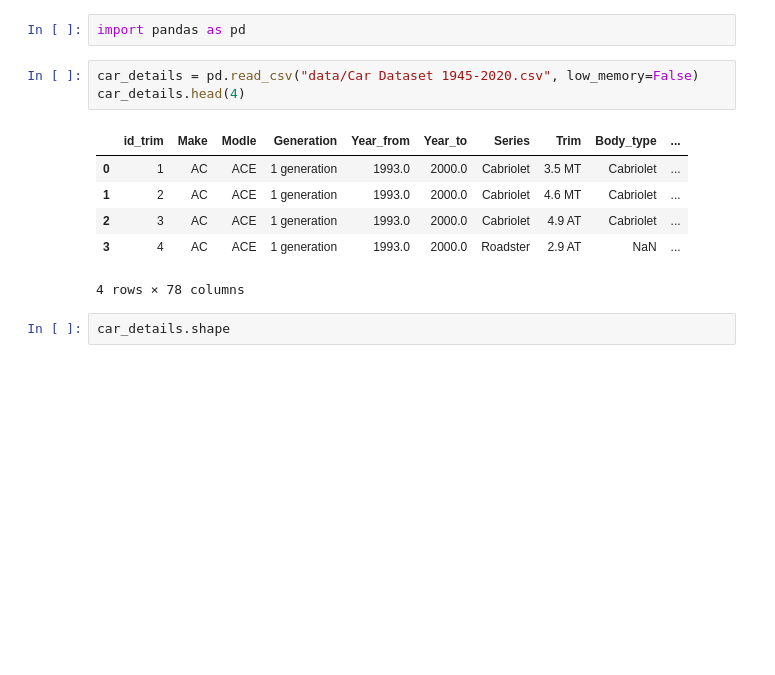
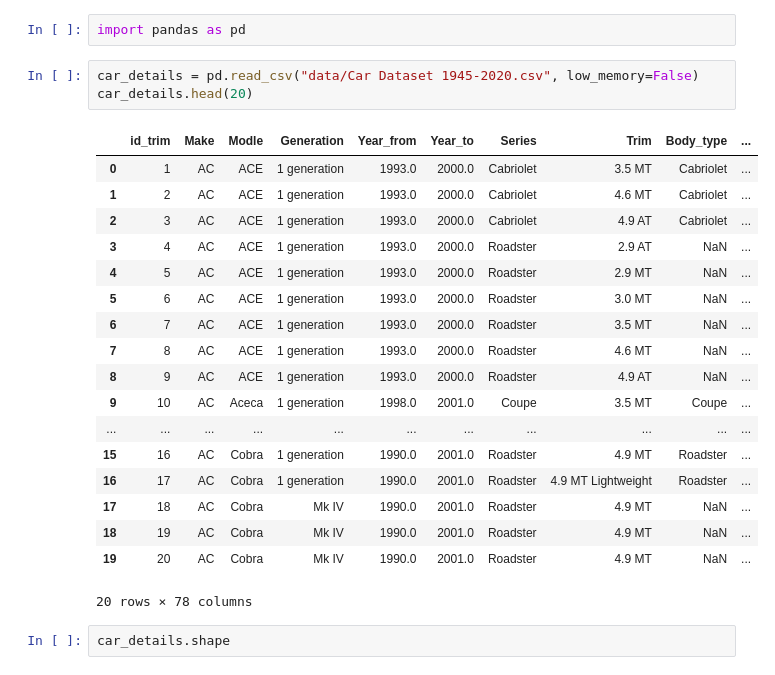
Before and after one commit to PurityKM/python-learn, a Jupyter notebook: carDetails.ipynb, the cells around one changed output. Drawn from its saved outputs; the diff is of its cells as text; blank space fills up the shorter version.

```diff
--- a/carDetails.ipynb
+++ b/carDetails.ipynb
@@ -4,14 +4,26 @@
 import pandas as pd
 # %%
 car_details = pd.read_csv("data/Car Dataset 1945-2020.csv", low_memory=False)
-car_details.head(4)
+car_details.head(20)
 # %% [output]
 |  | id_trim | Make | Modle | Generation | Year_from | Year_to | Series | Trim | Body_type | ... |
 | 0 | 1 | AC | ACE | 1 generation | 1993.0 | 2000.0 | Cabriolet | 3.5 MT | Cabriolet | ... |
 | 1 | 2 | AC | ACE | 1 generation | 1993.0 | 2000.0 | Cabriolet | 4.6 MT | Cabriolet | ... |
 | 2 | 3 | AC | ACE | 1 generation | 1993.0 | 2000.0 | Cabriolet | 4.9 AT | Cabriolet | ... |
 | 3 | 4 | AC | ACE | 1 generation | 1993.0 | 2000.0 | Roadster | 2.9 AT | NaN | ... |
+| 4 | 5 | AC | ACE | 1 generation | 1993.0 | 2000.0 | Roadster | 2.9 MT | NaN | ... |
+| 5 | 6 | AC | ACE | 1 generation | 1993.0 | 2000.0 | Roadster | 3.0 MT | NaN | ... |
+| 6 | 7 | AC | ACE | 1 generation | 1993.0 | 2000.0 | Roadster | 3.5 MT | NaN | ... |
+| 7 | 8 | AC | ACE | 1 generation | 1993.0 | 2000.0 | Roadster | 4.6 MT | NaN | ... |
+| 8 | 9 | AC | ACE | 1 generation | 1993.0 | 2000.0 | Roadster | 4.9 AT | NaN | ... |
+| 9 | 10 | AC | Aceca | 1 generation | 1998.0 | 2001.0 | Coupe | 3.5 MT | Coupe | ... |
+| ... | ... | ... | ... | ... | ... | ... | ... | ... | ... | ... |
+| 15 | 16 | AC | Cobra | 1 generation | 1990.0 | 2001.0 | Roadster | 4.9 MT | Roadster | ... |
+| 16 | 17 | AC | Cobra | 1 generation | 1990.0 | 2001.0 | Roadster | 4.9 MT Lightweight | Roadster | ... |
+| 17 | 18 | AC | Cobra | Mk IV | 1990.0 | 2001.0 | Roadster | 4.9 MT | NaN | ... |
+| 18 | 19 | AC | Cobra | Mk IV | 1990.0 | 2001.0 | Roadster | 4.9 MT | NaN | ... |
+| 19 | 20 | AC | Cobra | Mk IV | 1990.0 | 2001.0 | Roadster | 4.9 MT | NaN | ... |
-4 rows × 78 columns
+20 rows × 78 columns
 # %%
 car_details.shape
 # %% [output]
```
Also changed, not shown: parts of 5 cells of this notebook.
